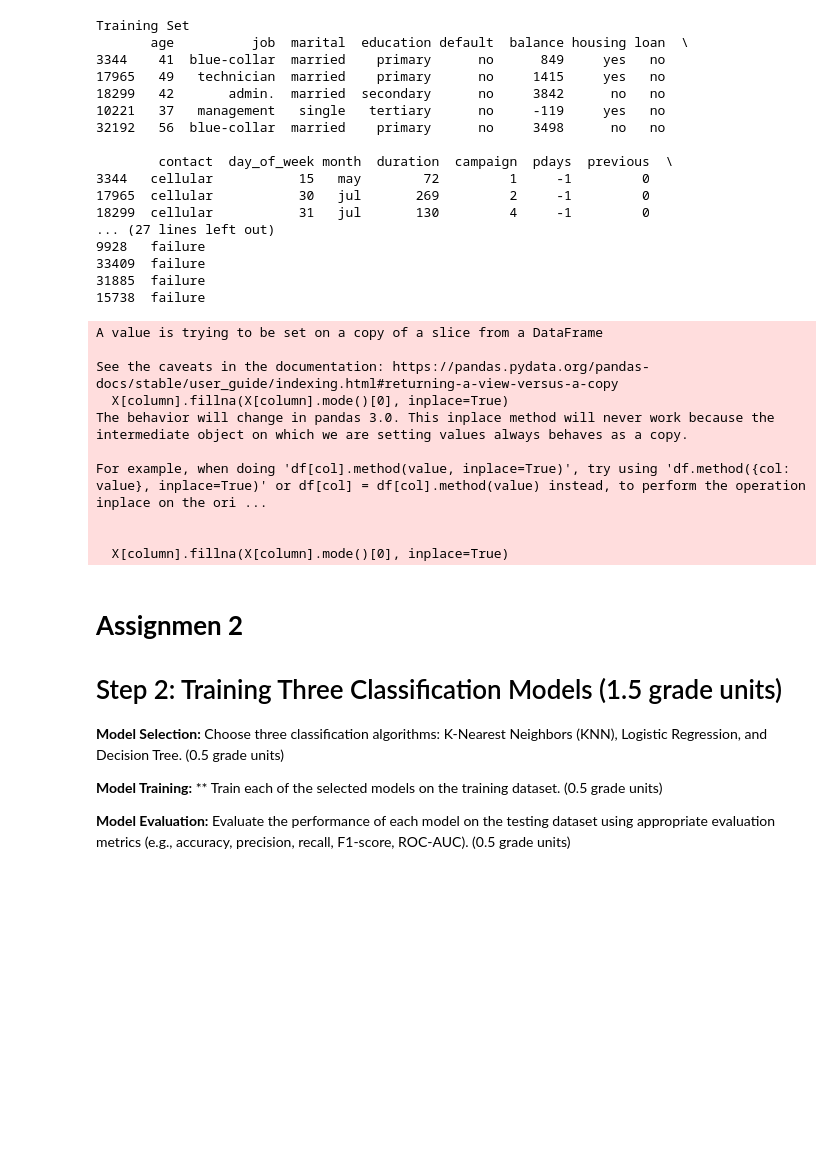
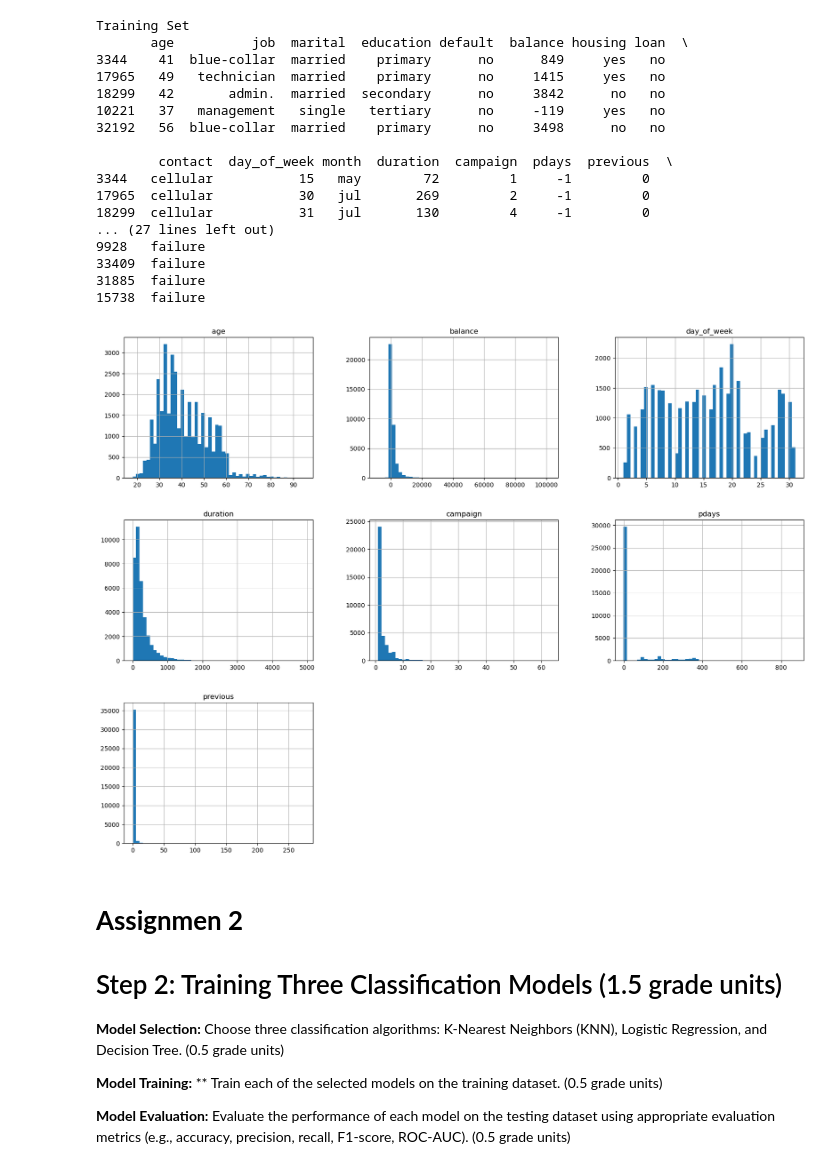
Before and after one commit to MikaVilpo/TUAS-IntroDataAndAI, a Jupyter notebook: DEAI_Assignment 1.ipynb, the cells around one changed output. Saved outputs shown, nothing was run; the diff lists cells and outputs as text; code cells hidden in the pictures; blank space fills up the shorter version.

Commit message:
Add basic histogram

```diff
--- a/DEAI_Assignment 1.ipynb
+++ b/DEAI_Assignment 1.ipynb
@@ -225,21 +225,9 @@ Training Set
 # Handle missing values (e.g., replace missing values with the mean of the column)
 
 # BEGIN: Loop through all object type fields and replace missing values with the mode
-# TODO: Needs refactoring
 for column in X_train.select_dtypes(include=['object']).columns:
-    X_train[column].fillna(X_train[column].mode()[0], inplace=True)
+    X_train[column] = X_train[column].fillna(X_train[column].mode())
 # END
-# %% [output]
-A value is trying to be set on a copy of a slice from a DataFrame
-
-See the caveats in the documentation: https://pandas.pydata.org/pandas-docs/stable/user_guide/indexing.html#returning-a-view-versus-a-copy
-  X[column].fillna(X[column].mode()[0], inplace=True)
-The behavior will change in pandas 3.0. This inplace method will never work because the intermediate object on which we are setting values always behaves as a copy.
-
-For example, when doing 'df[col].method(value, inplace=True)', try using 'df.method({col: value}, inplace=True)' or df[col] = df[col].method(value) instead, to perform the operation inplace on the ori ...
-
-
-  X[column].fillna(X[column].mode()[0], inplace=True)
 # %%
 # Encoding categorical features (e.g., one-hot encoding)
 
@@ -249,6 +237,13 @@ categorical_columns = X.select_dtypes(include=['object']).columns
 # Data Scaling (normalize numerical features)
 # %%
 # Data Visualization (e.g., histograms, box plots, and correlation matrices)
+
+# Plot histograms for all numerical features
+# TODO: Check bin parameters when scaling is done
+X_train.hist(bins=50, figsize=(20,15))
+plt.show()
+# %% [output]
+[figure, added]
 # %%
 #grade += 2
 # %% [markdown]
```
Also changed, not shown: parts of 1 cell of this notebook.
